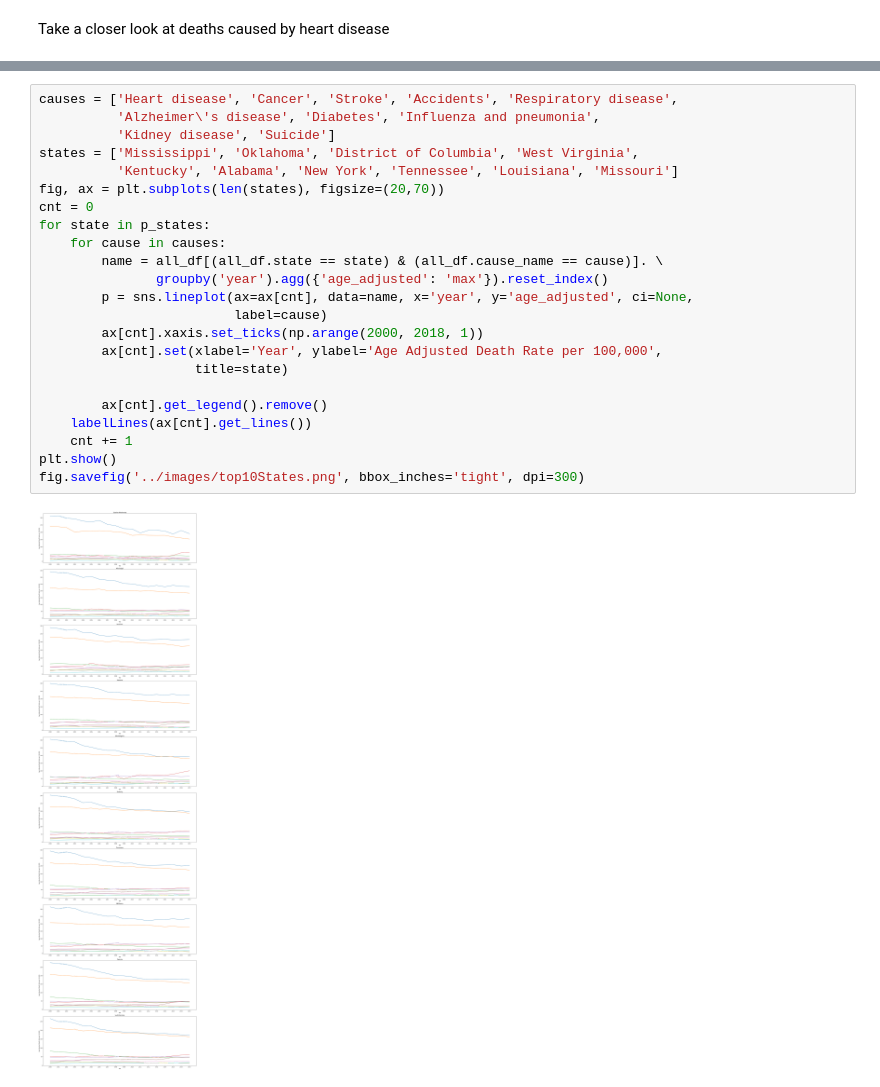
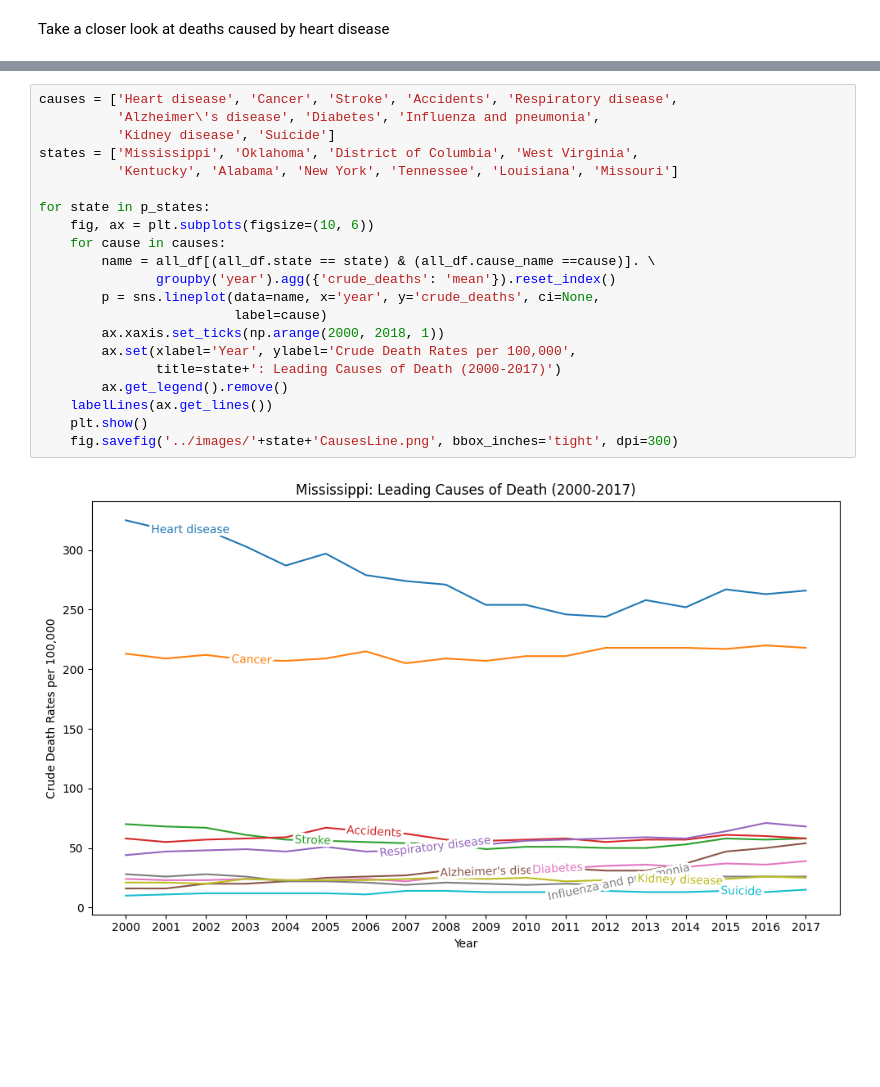
Before and after one commit to wwwinters/MSDS-670-Final-Project, a Jupyter notebook: src/WileyWinters_finalProject.ipynb, the cells around one changed output, grey strips where cells are left out. Cells and saved outputs as stored; diff of their text form; blank space fills up the shorter version.

```diff
--- a/src/WileyWinters_finalProject.ipynb
+++ b/src/WileyWinters_finalProject.ipynb
@@ -338,25 +337,23 @@ fig.savefig('../images/topDeathRateLine.png', bbox_inches='tight', dpi=300)
-# %%
-causes = ['Heart disease', 'Cancer', 'Stroke', 'Accidents', 'Respiratory disease',
-          'Alzheimer\'s disease', 'Diabetes', 'Influenza and pneumonia',
-          'Kidney disease', 'Suicide']
-states = ['Mississippi', 'Oklahoma', 'District of Columbia', 'West Virginia',
-          'Kentucky', 'Alabama', 'New York', 'Tennessee', 'Louisiana', 'Missouri']
-fig, ax = plt.subplots(len(states), figsize=(20,70))
-cnt = 0
-for state in p_states:
-    for cause in causes:
-        name = all_df[(all_df.state == state) & (all_df.cause_name == cause)]. \
-               groupby('year').agg({'age_adjusted': 'max'}).reset_index()
-        p = sns.lineplot(ax=ax[cnt], data=name, x='year', y='age_adjusted', ci=None,
-                         label=cause)
-        ax[cnt].xaxis.set_ticks(np.arange(2000, 2018, 1))
-        ax[cnt].set(xlabel='Year', ylabel='Age Adjusted Death Rate per 100,000',
-                    title=state)
-
-        ax[cnt].get_legend().remove()
-    labelLines(ax[cnt].get_lines())
-    cnt += 1
-plt.show()
-fig.savefig('../images/top10States.png', bbox_inches='tight', dpi=300)
-# %% [output]
-[figure, removed]
+# %%
+causes = ['Heart disease', 'Cancer', 'Stroke', 'Accidents', 'Respiratory disease',
+          'Alzheimer\'s disease', 'Diabetes', 'Influenza and pneumonia',
+          'Kidney disease', 'Suicide']
+states = ['Mississippi', 'Oklahoma', 'District of Columbia', 'West Virginia',
+          'Kentucky', 'Alabama', 'New York', 'Tennessee', 'Louisiana', 'Missouri']
+
+for state in p_states:
+    fig, ax = plt.subplots(figsize=(10, 6))
+    for cause in causes:
+        name = all_df[(all_df.state == state) & (all_df.cause_name ==cause)]. \
+               groupby('year').agg({'crude_deaths': 'mean'}).reset_index()
+        p = sns.lineplot(data=name, x='year', y='crude_deaths', ci=None,
+                         label=cause)
+        ax.xaxis.set_ticks(np.arange(2000, 2018, 1))
+        ax.set(xlabel='Year', ylabel='Crude Death Rates per 100,000',
+               title=state+': Leading Causes of Death (2000-2017)')
+        ax.get_legend().remove()
+    labelLines(ax.get_lines())
+    plt.show()
+    fig.savefig('../images/'+state+'CausesLine.png', bbox_inches='tight', dpi=300)
+# %% [output]
+[figure, added]
```
Also changed, not shown: parts of 6 cells of this notebook, 37 other files.
